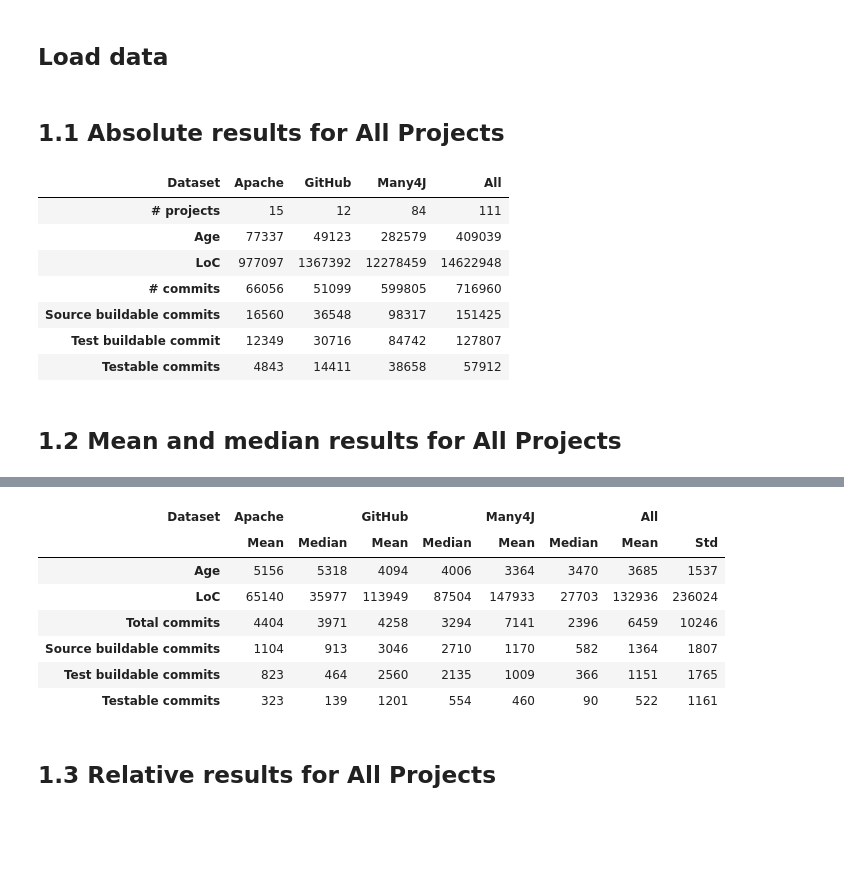
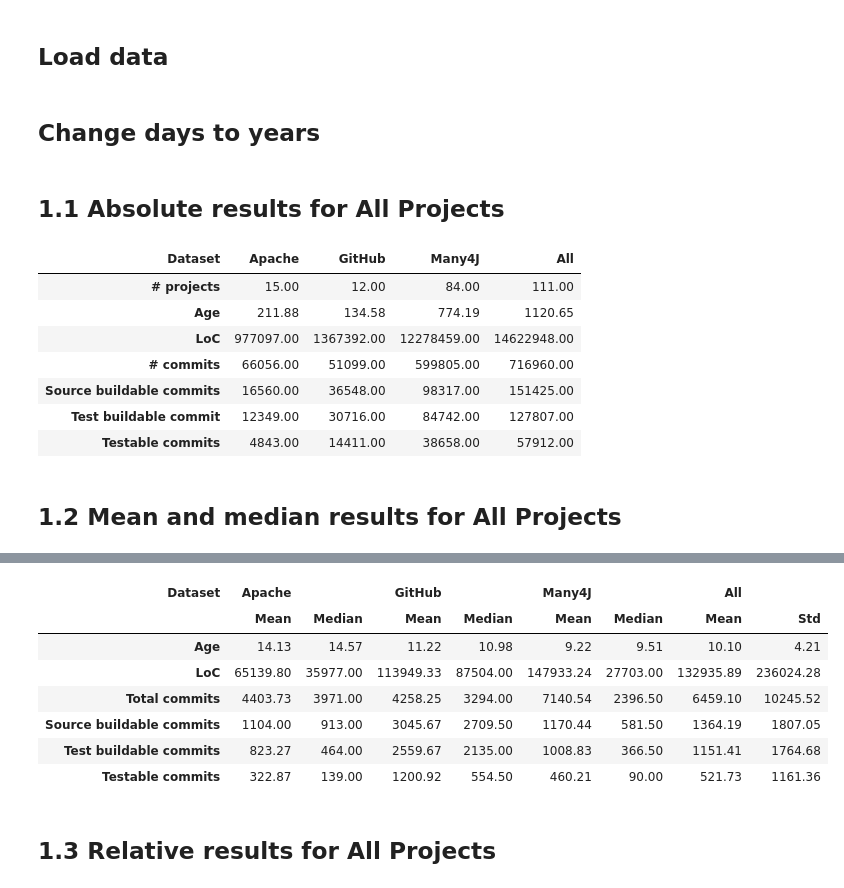
Before and after one commit to BuildabilityResearcher/TestabilityStudy, a Jupyter notebook: notebooks/ProjectAnalysis/TestAnalysis/ExperimentalResults.ipynb, the cells around one changed output, grey strips where cells are left out. Saved outputs shown, nothing was run; the diff lists cells and outputs as text; code cells hidden in the pictures; blank space fills up the shorter version.

```diff
--- a/notebooks/ProjectAnalysis/TestAnalysis/ExperimentalResults.ipynb
+++ b/notebooks/ProjectAnalysis/TestAnalysis/ExperimentalResults.ipynb
@@ -18,10 +18,13 @@ apache_projects = pd.read_csv(results_path+'ApacheResults.csv')
 github_projects = pd.read_csv(results_path+'GitHubResults.csv')
 many4j_projects = pd.read_csv(results_path+'Many4JResults.csv')
 all_projects    = pd.read_csv(results_path+'AllResults.csv')
-# %%
-ojects = pd.read_csv(results_path+'GitHubResults.csv')
-many4j_projects = pd.read_csv(results_path+'Many4JResults.csv')
-all_projects    = pd.read_csv(results_path+'AllResults.csv')
+# %% [markdown]
+## Change days to years
+# %%
+apache_projects['Age'] = apache_projects['Age'].map(lambda days: days/365.)
+github_projects['Age'] = github_projects['Age'].map(lambda days: days/365.)
+many4j_projects['Age'] = many4j_projects['Age'].map(lambda days: days/365.)
+all_projects['Age'] = all_projects['Age'].map(lambda days: days/365.)
 # %% [markdown]
 ## 1.1 Absolute results for All Projects
 # %%
@@ -54,17 +57,17 @@ all_absolute_df = pd.DataFrame(
         "Source buildable commits",
         "Test buildable commit",
         "Testable commits"
-]).round(decimals=0).set_index('Dataset')
-all_absolute_df.T.astype(int)
+]).round(decimals=2).set_index('Dataset')
+all_absolute_df.T#.astype(int)
 # %% [output]
 | Dataset | Apache | GitHub | Many4J | All |
-| # projects | 15 | 12 | 84 | 111 |
-| Age | 77337 | 49123 | 282579 | 409039 |
-| LoC | 977097 | 1367392 | 12278459 | 14622948 |
-| # commits | 66056 | 51099 | 599805 | 716960 |
-| Source buildable commits | 16560 | 36548 | 98317 | 151425 |
-| Test buildable commit | 12349 | 30716 | 84742 | 127807 |
-| Testable commits | 4843 | 14411 | 38658 | 57912 |
+| # projects | 15.00 | 12.00 | 84.00 | 111.00 |
+| Age | 211.88 | 134.58 | 774.19 | 1120.65 |
+| LoC | 977097.00 | 1367392.00 | 12278459.00 | 14622948.00 |
+| # commits | 66056.00 | 51099.00 | 599805.00 | 716960.00 |
+| Source buildable commits | 16560.00 | 36548.00 | 98317.00 | 151425.00 |
+| Test buildable commit | 12349.00 | 30716.00 | 84742.00 | 127807.00 |
+| Testable commits | 4843.00 | 14411.00 | 38658.00 | 57912.00 |
 # %% [markdown]
 ## 1.2 Mean and median results for All Projects
 # %%
@@ -146,36 +149,36 @@ Many4J-Testable is NOT a normal distribution: p = 3.99272e-31
 # %%
 all_means_df = pd.DataFrame(
     [
         describeResultsWithMeans("Apache", "All", apache_projects),
         describeResultsWithMedian("Apache", "All", apache_projects),
         describeResultsWithMeans("GitHub", "All", github_projects),
         describeResultsWithMedian("GitHub", "All", github_projects),
         describeResultsWithMeans("Many4J", "All", many4j_projects),
         describeResultsWithMedian("Many4J", "All", many4j_projects),
         describeResultsWithMeans("All", "All", all_projects),
         describeResultsWithStd("All", "All", all_projects)
     ]
 , columns = [
         "",
         "Dataset",
         "Age",
         "LoC",
         "Total commits",
         "Source buildable commits",
         "Test buildable commits",
         "Testable commits",
 
-]).round(decimals=0).set_index(['Dataset', '']).astype(int)
+]).set_index(['Dataset', '']).round(decimals=2)#.astype(int)
 all_means_df.T
 # %% [output]
 | Dataset | Apache |  | GitHub |  | Many4J |  | All |  |
 |  | Mean | Median | Mean | Median | Mean | Median | Mean | Std |
-| Age | 5156 | 5318 | 4094 | 4006 | 3364 | 3470 | 3685 | 1537 |
-| LoC | 65140 | 35977 | 113949 | 87504 | 147933 | 27703 | 132936 | 236024 |
-| Total commits | 4404 | 3971 | 4258 | 3294 | 7141 | 2396 | 6459 | 10246 |
-| Source buildable commits | 1104 | 913 | 3046 | 2710 | 1170 | 582 | 1364 | 1807 |
-| Test buildable commits | 823 | 464 | 2560 | 2135 | 1009 | 366 | 1151 | 1765 |
-| Testable commits | 323 | 139 | 1201 | 554 | 460 | 90 | 522 | 1161 |
+| Age | 14.13 | 14.57 | 11.22 | 10.98 | 9.22 | 9.51 | 10.10 | 4.21 |
+| LoC | 65139.80 | 35977.00 | 113949.33 | 87504.00 | 147933.24 | 27703.00 | 132935.89 | 236024.28 |
+| Total commits | 4403.73 | 3971.00 | 4258.25 | 3294.00 | 7140.54 | 2396.50 | 6459.10 | 10245.52 |
+| Source buildable commits | 1104.00 | 913.00 | 3045.67 | 2709.50 | 1170.44 | 581.50 | 1364.19 | 1807.05 |
+| Test buildable commits | 823.27 | 464.00 | 2559.67 | 2135.00 | 1008.83 | 366.50 | 1151.41 | 1764.68 |
+| Testable commits | 322.87 | 139.00 | 1200.92 | 554.50 | 460.21 | 90.00 | 521.73 | 1161.36 |
 # %% [markdown]
 ## 1.3 Relative results for All Projects
 # %%
```
Also changed, not shown: parts of 1 cell of this notebook, 9 other files.
